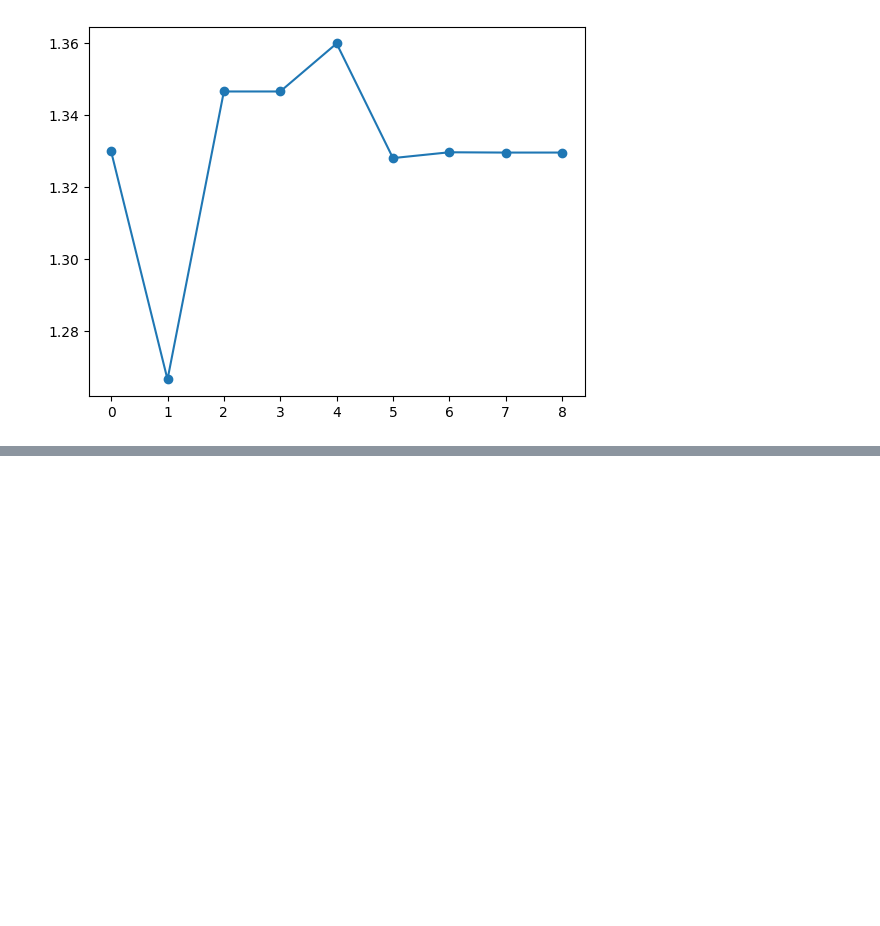
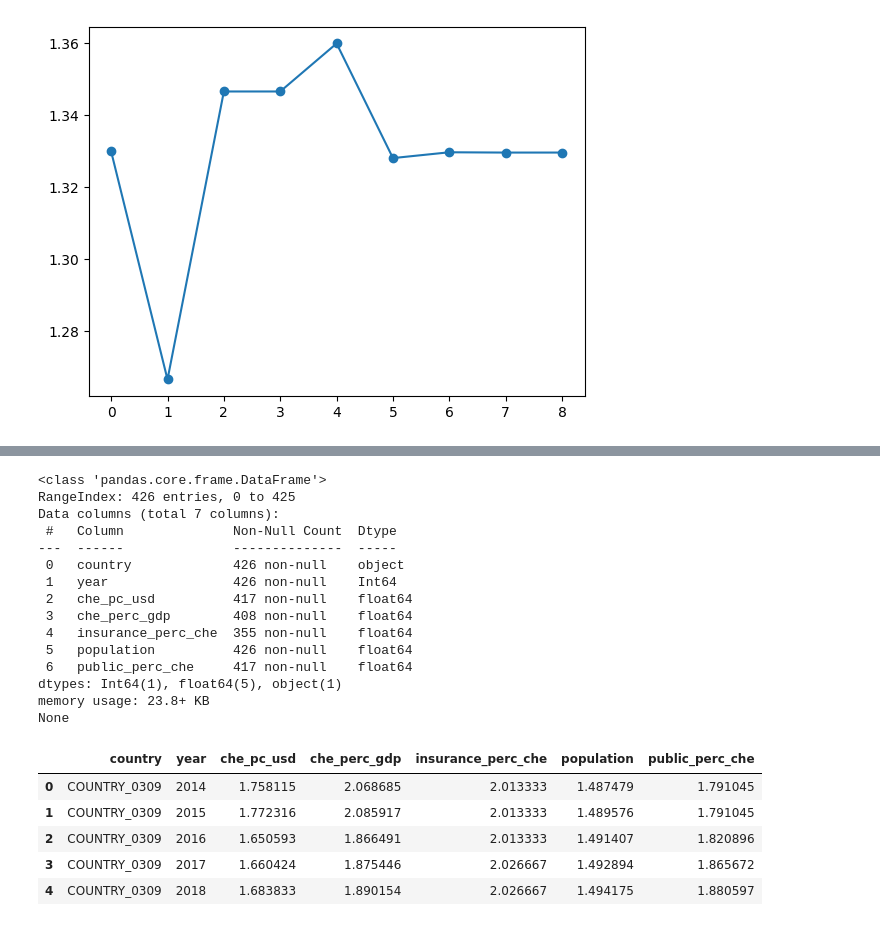
Before and after one commit to Bincowsky/Bonkis-Jake, a Jupyter notebook: notebooks/build-lookups.ipynb, the cells around one changed output, grey strips where cells are left out. Cells and saved outputs as stored; diff of their text form; code cells hidden in the pictures; blank space fills up the shorter version.

```diff
--- a/notebooks/build-lookups.ipynb
+++ b/notebooks/build-lookups.ipynb
@@ -197,8 +197,8 @@ def calculate_null_percentages(dataframe):
     null_percent = null_percent.round(2)
     null_percent = null_percent.sort_values(ascending=False)
     return null_percent
-
-countrydf = df[['country', 'che_pc_usd', 'che_perc_gdp', 'year', 'insurance_perc_che', 'population', 'public_perc_che']]
+country_cols = ['country', 'che_pc_usd', 'che_perc_gdp', 'year', 'insurance_perc_che', 'population', 'public_perc_che']
+countrydf = df[country_cols]
 countrydf = countrydf.groupby(['country', 'year']).first(skipna=True).reset_index()
 print(calculate_null_percentages(countrydf))
 
@@ -350,10 +348,7 @@ Name: insurance_perc_che, dtype: float64
 # %%
 sample['insurance_perc_che'] = ts_imputed
 
-test = countrydf.copy(deep=True)
 for year in sample['year']:
-    value = test.loc[(test['country'] == 'COUNTRY_B6AE') & (test['year'] == year), 'insurance_perc_che'] = sample.loc[sample['year'] == year, 'insurance_perc_che'].values
-    print(value)
-print(test.loc[test['country'] == 'COUNTRY_B6AE'])
+    countrydf.loc[(countrydf['country'] == 'COUNTRY_B6AE') & (countrydf['year'] == year), 'insurance_perc_che'] = sample.loc[sample['year'] == year, 'insurance_perc_che'].values
 print(countrydf.loc[countrydf['country'] == 'COUNTRY_B6AE'])
 # %% [output]
@@ -374,3 +369,7 @@ print(countrydf.loc[countrydf['country'] == 'COUNTRY_B6AE'])
 325    1.039414         1.522388
 326    1.040040         1.686567
 327    1.040685         1.697551
+# %%
+for country in ['COUNTRY_06E4', 'COUNTRY_4253', 'COUNTRY_B835']:
+    countrydf.loc[countrydf['country'] == country, 'insurance_perc_che'] = countrydf.loc[countrydf['country'] == country, 'insurance_perc_che'].bfill().ffill()
+    print(countrydf.loc[countrydf['country'] == country])
@@ -376,0 +394,26 @@ print(countrydf.loc[countrydf['country'] == 'COUNTRY_B6AE'])
+# %%
+countrydf.to_csv('../data/intermig/countrydf_backwards.csv', index=False)
+print(countrydf.info())
+countrydf.head()
+# %% [output]
+<class 'pandas.core.frame.DataFrame'>
+RangeIndex: 426 entries, 0 to 425
+Data columns (total 7 columns):
+ #   Column              Non-Null Count  Dtype
+---  ------              --------------  -----
+ 0   country             426 non-null    object
+ 1   year                426 non-null    Int64
+ 2   che_pc_usd          417 non-null    float64
+ 3   che_perc_gdp        408 non-null    float64
+ 4   insurance_perc_che  355 non-null    float64
+ 5   population          426 non-null    float64
+ 6   public_perc_che     417 non-null    float64
+dtypes: Int64(1), float64(5), object(1)
+memory usage: 23.8+ KB
+None
+|  | country | year | che_pc_usd | che_perc_gdp | insurance_perc_che | population | public_perc_che |
+| 0 | COUNTRY_0309 | 2014 | 1.758115 | 2.068685 | 2.013333 | 1.487479 | 1.791045 |
+| 1 | COUNTRY_0309 | 2015 | 1.772316 | 2.085917 | 2.013333 | 1.489576 | 1.791045 |
+| 2 | COUNTRY_0309 | 2016 | 1.650593 | 1.866491 | 2.013333 | 1.491407 | 1.820896 |
+| 3 | COUNTRY_0309 | 2017 | 1.660424 | 1.875446 | 2.026667 | 1.492894 | 1.865672 |
+| 4 | COUNTRY_0309 | 2018 | 1.683833 | 1.890154 | 2.026667 | 1.494175 | 1.880597 |
```
Also changed, not shown: parts of 5 cells of this notebook, 3 other files.
